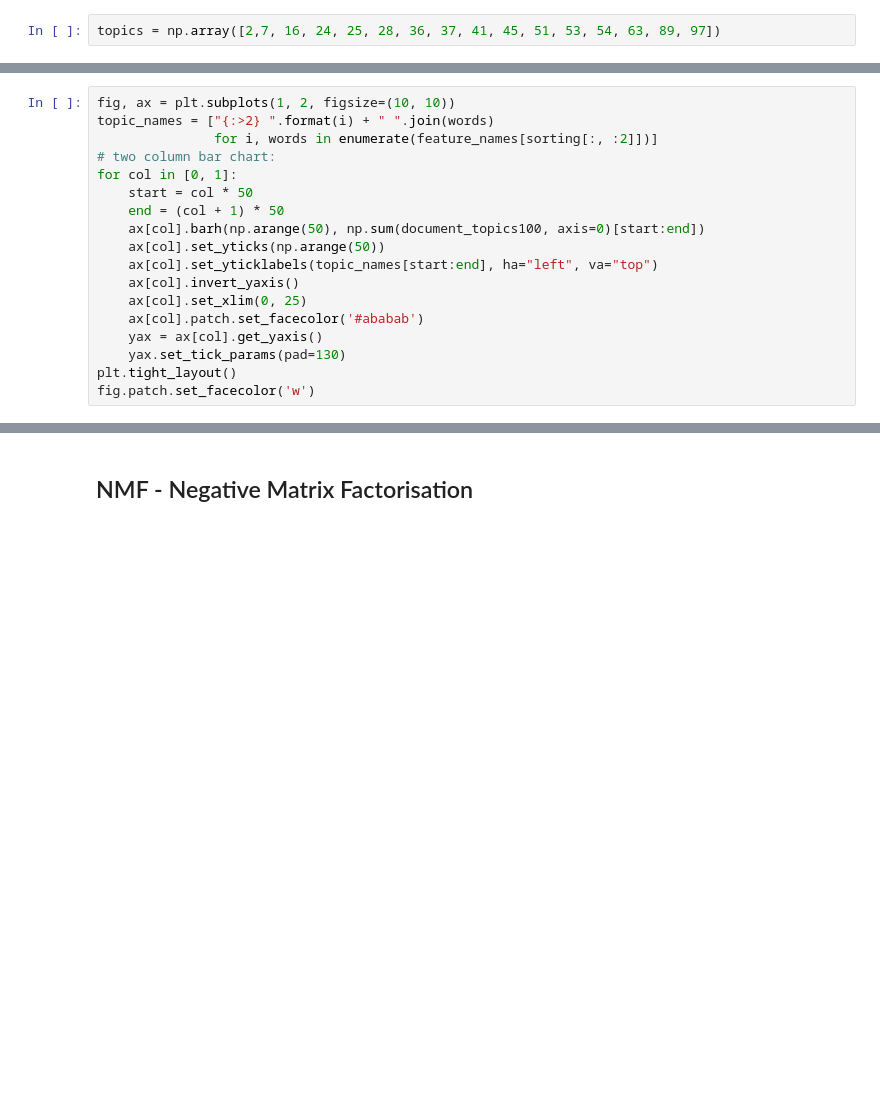
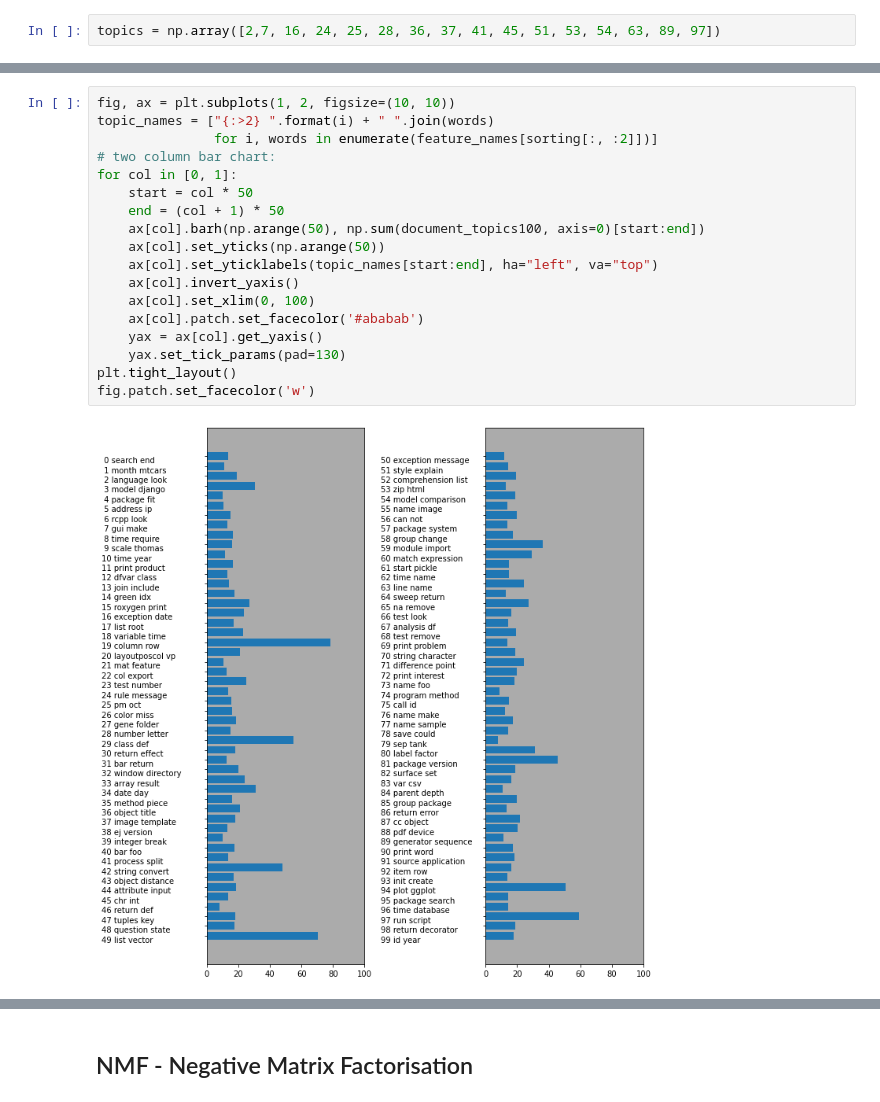
Before and after one commit to fedecabre/P5_StackOverflow, a Jupyter notebook: P5_02_notebooktest.ipynb, the cells around one changed output, grey strips where cells are left out. Drawn from its saved outputs; the diff is of its cells as text; blank space fills up the shorter version.

```diff
--- a/P5_02_notebooktest.ipynb
+++ b/P5_02_notebooktest.ipynb
@@ -208,18 +318,20 @@ for i in function[:5]:
 # %%
 fig, ax = plt.subplots(1, 2, figsize=(10, 10))
 topic_names = ["{:>2} ".format(i) + " ".join(words)
                for i, words in enumerate(feature_names[sorting[:, :2]])]
 # two column bar chart:
 for col in [0, 1]:
     start = col * 50
     end = (col + 1) * 50
     ax[col].barh(np.arange(50), np.sum(document_topics100, axis=0)[start:end])
     ax[col].set_yticks(np.arange(50))
     ax[col].set_yticklabels(topic_names[start:end], ha="left", va="top")
     ax[col].invert_yaxis()
-    ax[col].set_xlim(0, 25)
+    ax[col].set_xlim(0, 100)
     ax[col].patch.set_facecolor('#ababab')
     yax = ax[col].get_yaxis()
     yax.set_tick_params(pad=130)
 plt.tight_layout()
 fig.patch.set_facecolor('w')
+# %% [output]
+[figure, added]
```
Also changed, not shown: parts of 24 cells of this notebook, 4 other files.
